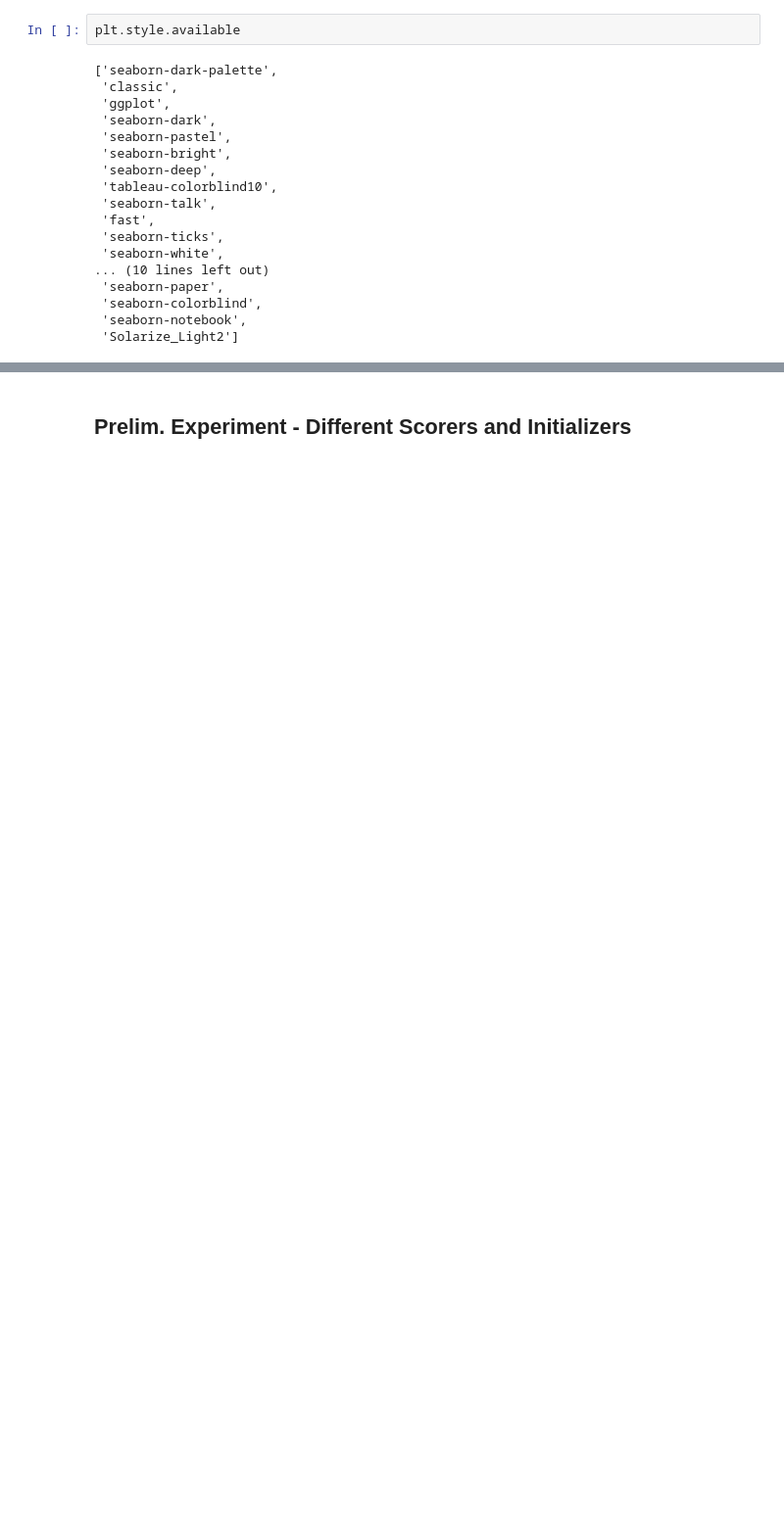
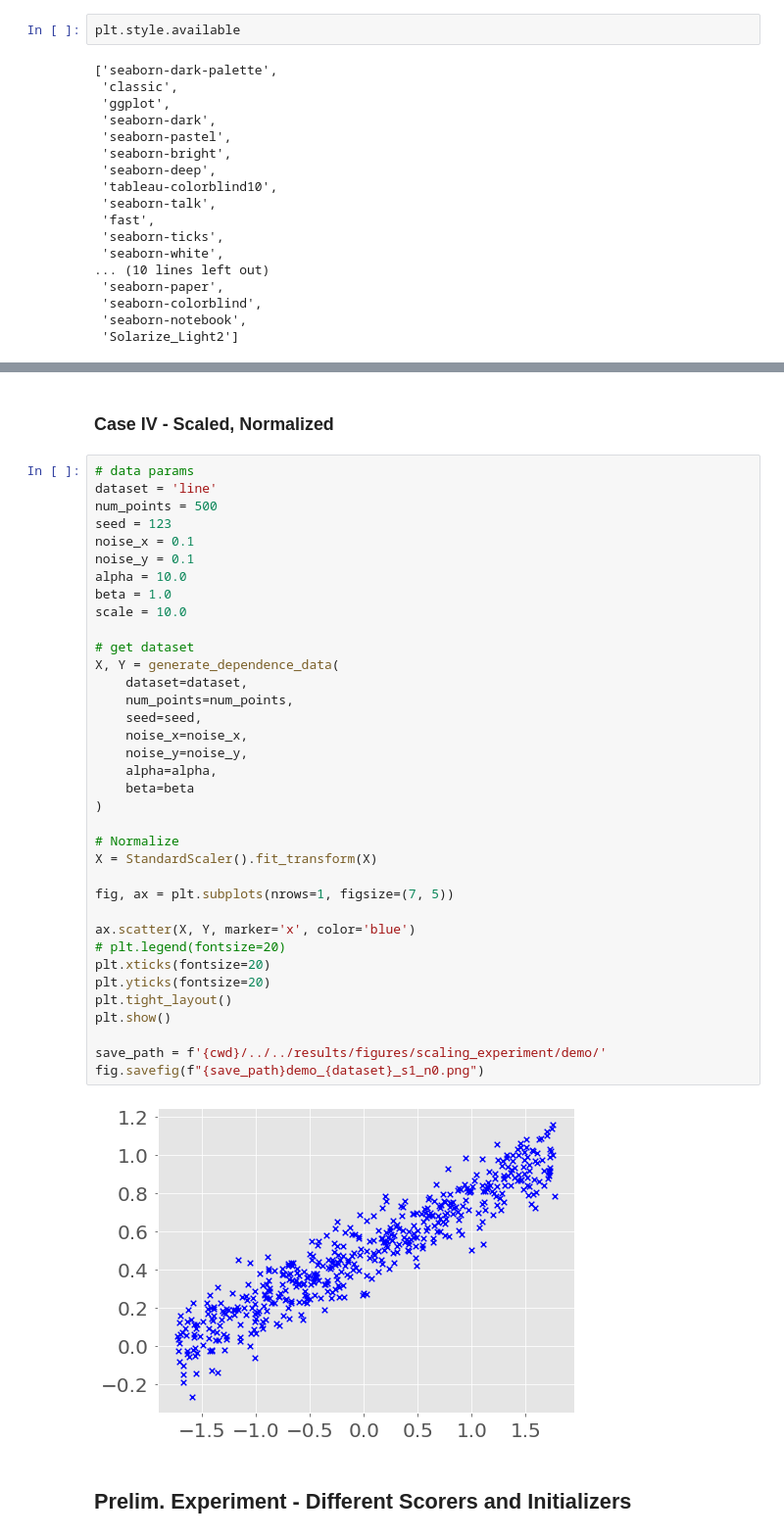
Before and after one commit to jejjohnson/hsic_alignment, a Jupyter notebook: notebooks/3_isotropic_scaling/scale_exp_walkthrough.ipynb, the cells around one changed output, grey strips where cells are left out. Shown at 98% size. Cells and saved outputs as stored; diff of their text form; blank space fills up the shorter version.

```diff
--- a/notebooks/3_isotropic_scaling/scale_exp_walkthrough.ipynb
+++ b/notebooks/3_isotropic_scaling/scale_exp_walkthrough.ipynb
@@ -106,2 +194,42 @@ No handles with labels found to put in legend.
+# %% [markdown]
+### Case IV - Scaled, Normalized
+# %%
+# data params
+dataset = 'line'
+num_points = 500
+seed = 123
+noise_x = 0.1
+noise_y = 0.1
+alpha = 10.0
+beta = 1.0
+scale = 10.0
+
+# get dataset
+X, Y = generate_dependence_data(
+    dataset=dataset,
+    num_points=num_points,
+    seed=seed,
+    noise_x=noise_x,
+    noise_y=noise_y,
+    alpha=alpha,
+    beta=beta
+)
+
+# Normalize
+X = StandardScaler().fit_transform(X)
+
+fig, ax = plt.subplots(nrows=1, figsize=(7, 5))
+
+ax.scatter(X, Y, marker='x', color='blue')
+# plt.legend(fontsize=20)
+plt.xticks(fontsize=20)
+plt.yticks(fontsize=20)
+plt.tight_layout()
+plt.show()
+
+save_path = f'{cwd}/../../results/figures/scaling_experiment/demo/'
+fig.savefig(f"{save_path}demo_{dataset}_s1_n0.png")
+# %% [output]
+[figure, added]
 # %% [markdown]
 ## Prelim. Experiment - Different Scorers and Initializers
```
Also changed, not shown: parts of 50 cells of this notebook, 6 other files.
